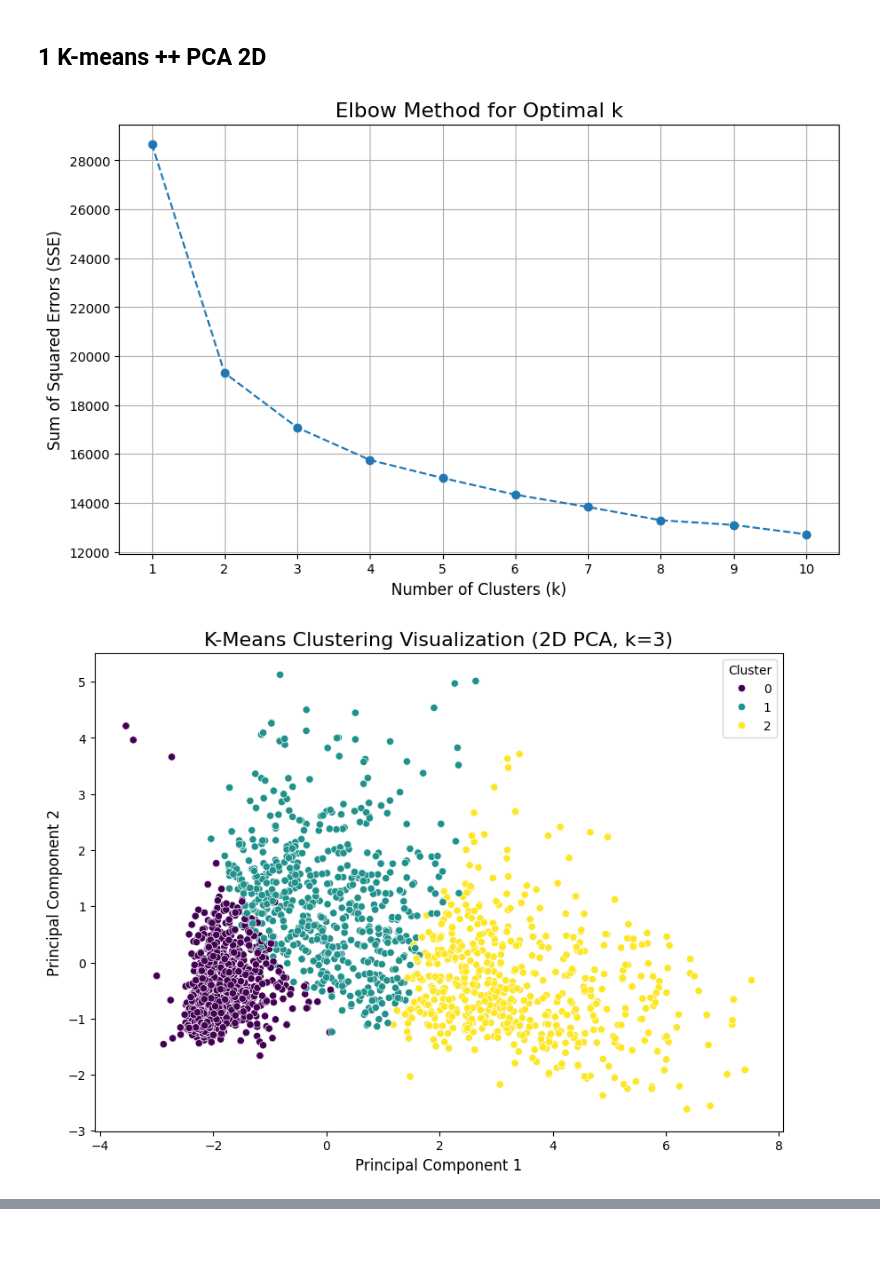
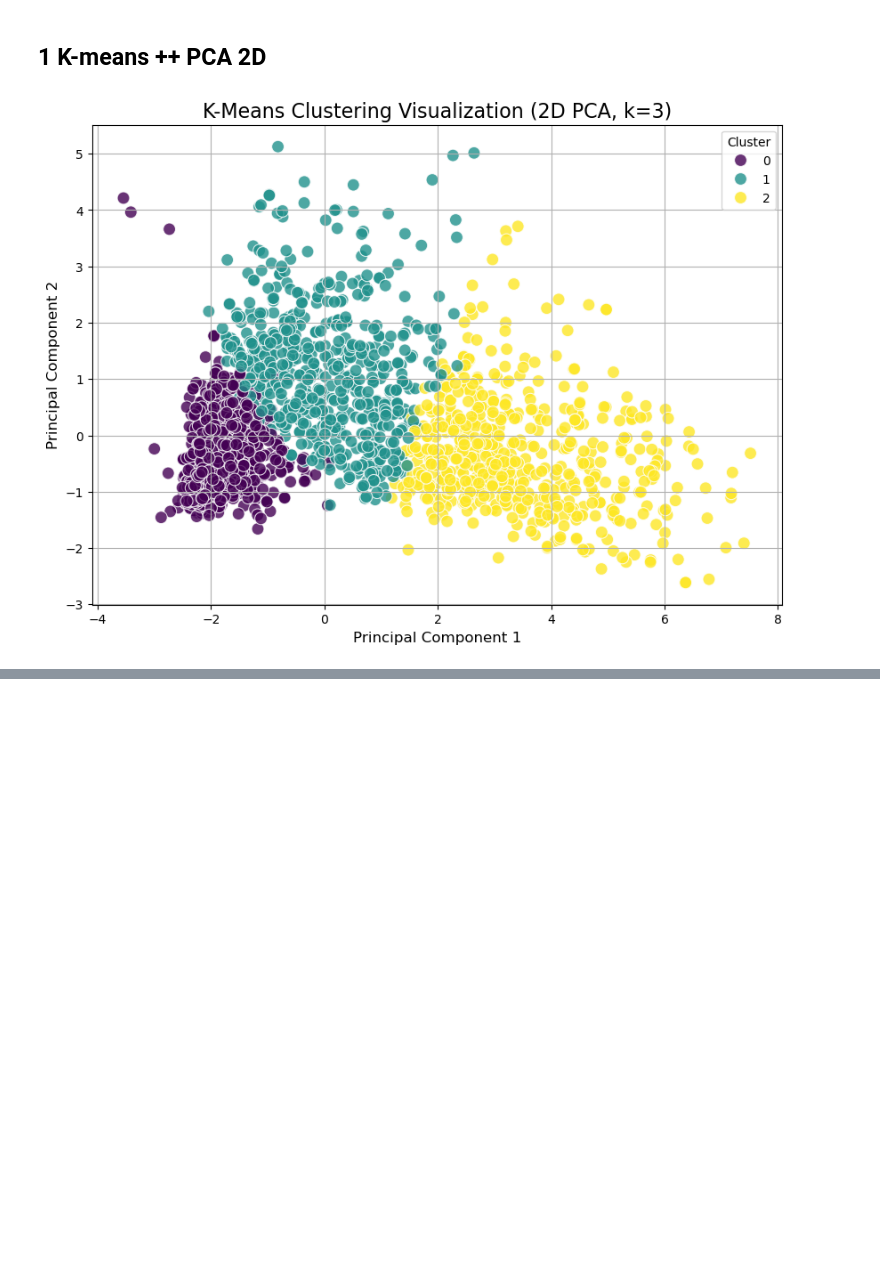
Before and after one commit to Jmuhleman/BUI_2024, a Jupyter notebook: projet/exploration.ipynb, the cells around one changed output, grey strips where cells are left out. Saved outputs shown, nothing was run; the diff lists cells and outputs as text; code cells hidden in the pictures; blank space fills up the shorter version.

```diff
--- a/projet/exploration.ipynb
+++ b/projet/exploration.ipynb
@@ -82,57 +82,37 @@ plt.show()
 # %%
 import numpy as np
 import pandas as pd
-from sklearn.impute import KNNImputer
-from sklearn.preprocessing import RobustScaler
+from sklearn.decomposition import PCA
 from sklearn.cluster import KMeans
 import matplotlib.pyplot as plt
 import seaborn as sns
-from sklearn.decomposition import PCA
 
 # Copy of the scaled data
-data_scaled_df_k = data_numerical.copy()
+data_scaled_df_pca = data_numerical.copy()
 
-# Step 1: Determine the optimal number of clusters using the elbow method
-sse = []  # Sum of Squared Errors
-k_range = range(1, 11)  # Test k values from 1 to 10
+# Step 1: Apply K-Means with an initial number of clusters
+optimal_k = 3  # Number of clusters chosen based on your analysis (e.g., from the elbow method)
+kmeans = KMeans(n_clusters=optimal_k, random_state=42, init='k-means++')
+final_df['Cluster'] = kmeans.fit_predict(data_scaled_df_pca)  # Apply K-Means on scaled data
 
-for k in k_range:
-    kmeans = KMeans(n_clusters=k, random_state=42, init='k-means++')
-    kmeans.fit(data_scaled_df_k)
-    sse.append(kmeans.inertia_)
+# Step 2: PCA for dimensionality reduction for visualization
+pca = PCA(n_components=2)  # Reduce to 2 dimensions for visualization
+data_pca = pca.fit_transform(data_scaled_df_pca)  # Apply PCA on the original data
 
-# Plot the Elbow Curve
-plt.figure(figsize=(10, 6))
-plt.plot(k_range, sse, marker='o', linestyle='--')
-plt.title('Elbow Method for Optimal k', fontsize=16)
-plt.xlabel('Number of Clusters (k)', fontsize=12)
-plt.ylabel('Sum of Squared Errors (SSE)', fontsize=12)
-plt.xticks(k_range)
-plt.grid(True)
-plt.show()
+# Convert to DataFrame for easier handling
+pca_df = pd.DataFrame(data_pca, columns=['PC1', 'PC2'])
 
-# Step 2: Apply K-Means++ with the optimal number of clusters
-optimal_k = 3  # Replace with the elbow point identified from the plot
-kmeans = KMeans(n_clusters=optimal_k, random_state=42, init='k-means++')
-data_scaled_df_k['Cluster'] = kmeans.fit_predict(data_scaled_df_k)
+# Add cluster labels to PCA DataFrame
+pca_df['Cluster'] = final_df['Cluster']
 
-# Add clusters to the final dataframe
-final_df['Cluster'] = data_scaled_df_k['Cluster']
-
-# Step 3: PCA for dimensionality reduction
-pca = PCA(n_components=2)
-reduced_data = pca.fit_transform(data_scaled_df_k.drop(columns='Cluster'))
-reduced_df = pd.DataFrame(reduced_data, columns=['PC1', 'PC2'])
-reduced_df['Cluster'] = data_scaled_df_k['Cluster']
-
-# Step 4: Visualization of the Clusters
+# Step 3: Visualization of the Clusters
 plt.figure(figsize=(10, 7))
-sns.scatterplot(data=reduced_df, x='PC1', y='PC2', hue='Cluster', palette='viridis')
+sns.scatterplot(data=pca_df, x='PC1', y='PC2', hue='Cluster', palette='viridis', s=100, alpha=0.8)
 plt.title(f'K-Means Clustering Visualization (2D PCA, k={optimal_k})', fontsize=16)
 plt.xlabel('Principal Component 1', fontsize=12)
 plt.ylabel('Principal Component 2', fontsize=12)
 plt.legend(title='Cluster')
+plt.grid(True)
 plt.show()
 # %% [output]
-[figure, old version]
+[figure, new version]
-[figure, removed]
```
Also changed, not shown: parts of 20 cells of this notebook.
